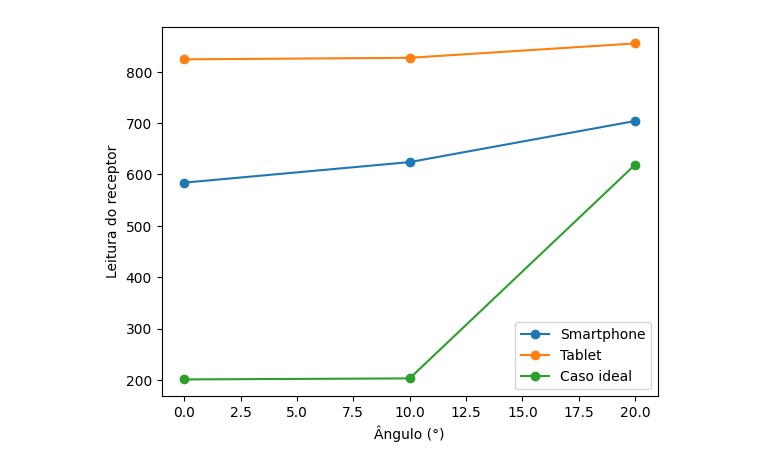
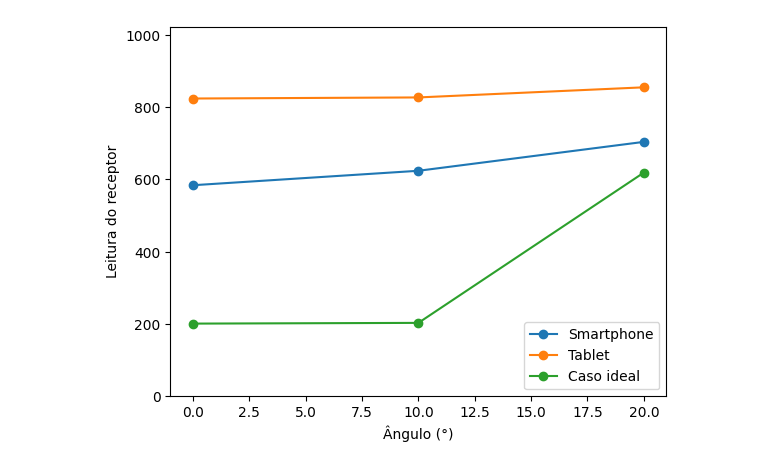
Before and after one commit to l-pires/TCC, a Jupyter notebook: hardware_analysis.ipynb, the cells around one changed output. Drawn from its saved outputs; the diff is of its cells as text; code cells hidden in the pictures.

```diff
--- a/hardware_analysis.ipynb
+++ b/hardware_analysis.ipynb
@@ -57,11 +59,12 @@ espelho = [201, 203, 619]
 # %%
 plt.plot(angulo, smartphone, '-o', label='Smartphone')
 plt.plot(angulo, tablet, '-o', label='Tablet')
 plt.plot(angulo, espelho, '-o', label='Caso ideal')
 
 plt.xlabel('Ângulo (°)')
 plt.ylabel('Leitura do receptor')
+plt.ylim([0, 1023])
 plt.legend()
 plt.show()
 # %% [output]
-[figure, old version]
+[figure, new version]
```
Also changed, not shown: parts of 3 cells of this notebook.
